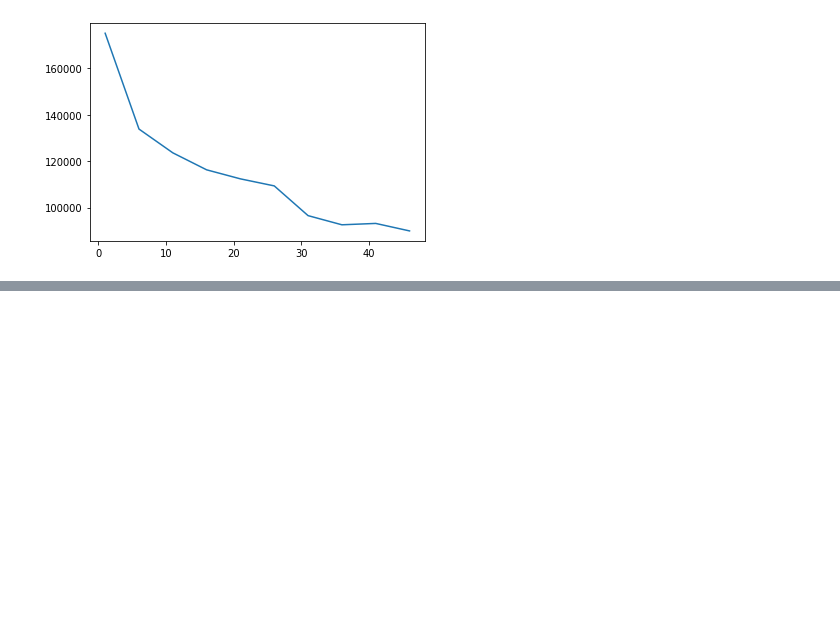
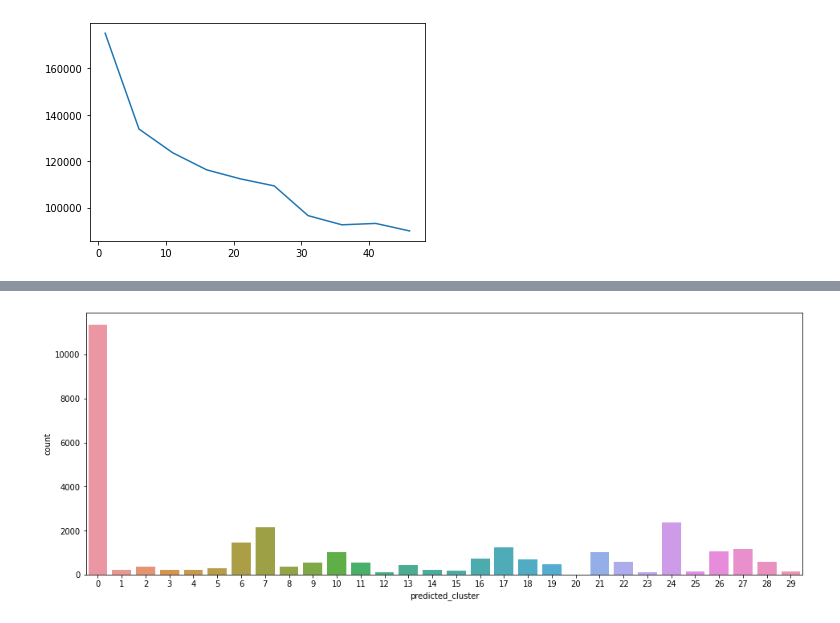
Before and after one commit to itselavia/sjsu-cmpe-256-group-project, a Jupyter notebook: experiment_4/Using K-mode Clustering, analyze game bundles.ipynb, the cells around one changed output, grey strips where cells are left out. Drawn from its saved outputs; the diff is of its cells as text; code cells hidden in the pictures; blank space fills up the shorter version.

```diff
--- a/experiment_4/Using K-mode Clustering, analyze game bundles.ipynb
+++ b/experiment_4/Using K-mode Clustering, analyze game bundles.ipynb
@@ -60,0 +76,5 @@ plt.plot(y,clustering_costs)
+# %%
+game_clusters_df = pd.DataFrame(game_clusters)
+game_clusters_df.columns = ['predicted_cluster']
+combined_df = pd.concat([items_df, game_clusters_df], axis = 1)
+combined_df.head(10)
@@ -60,0 +94,6 @@ plt.plot(y,clustering_costs)
+# %%
+import seaborn as sns
+plt.figure(figsize=(16, 6))
+ax = sns.countplot(x="predicted_cluster", data=combined_df)
+# %% [output]
+[figure, added]
```
Also changed, not shown: parts of 3 cells of this notebook, 1 other file.
